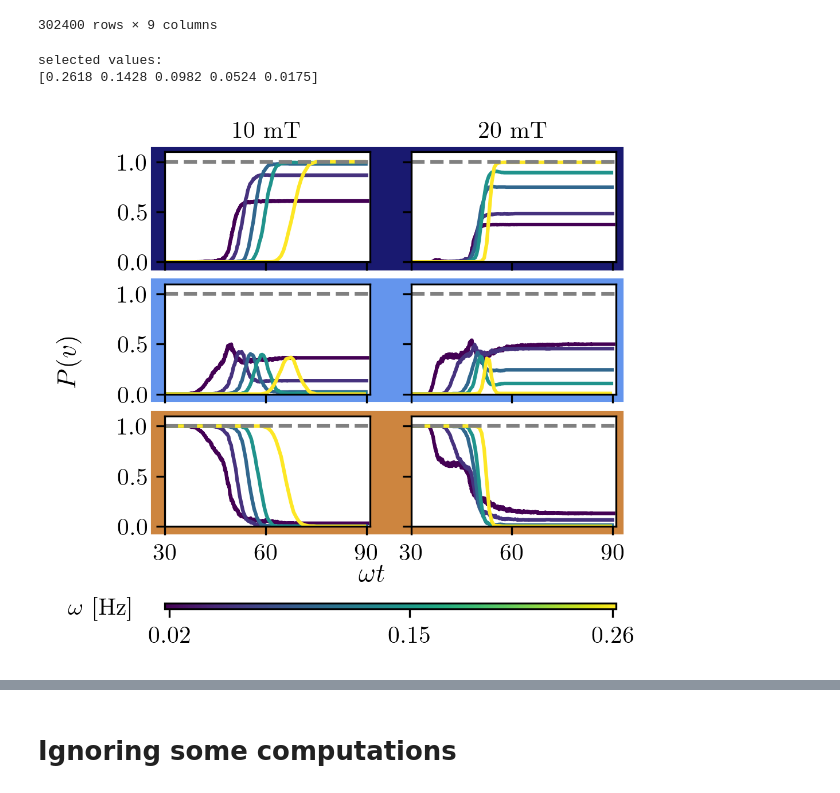
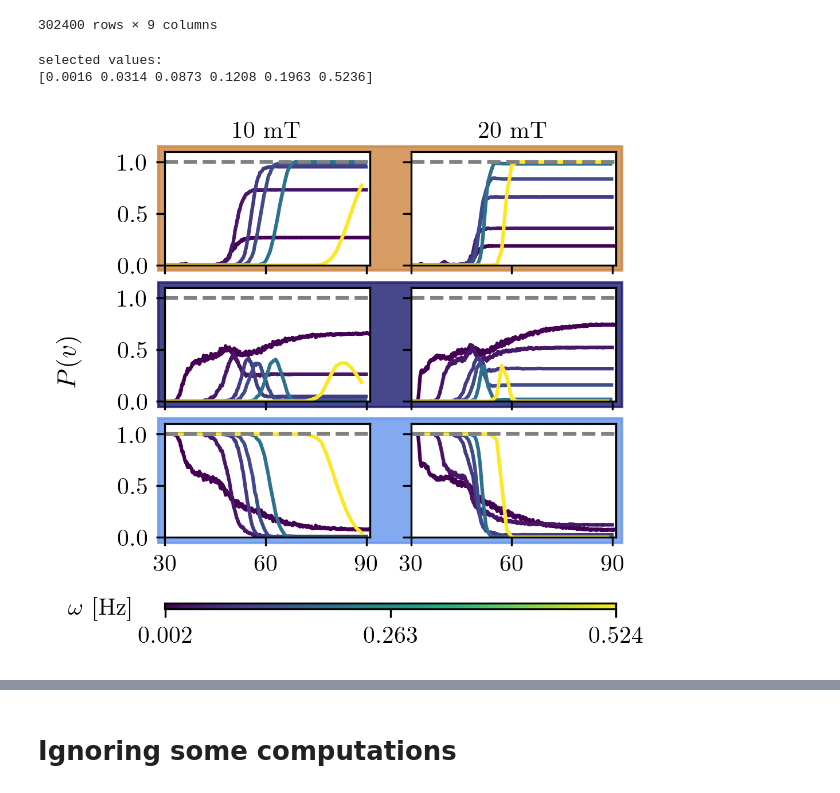
Before and after one commit to leogabac/reentrancy, a Jupyter notebook: src/notebooks/figure2.ipynb, the cells around one changed output, grey strips where cells are left out. Drawn from its saved outputs; the diff is of its cells as text; code cells hidden in the pictures.

```diff
--- a/src/notebooks/figure2.ipynb
+++ b/src/notebooks/figure2.ipynb
@@ -79,12 +79,12 @@ raw_data
 302400 rows × 9 columns
 # %%
 ws = raw_data.omega.unique()
-ws = ws[ws <= 0.3][::5]
+ws = np.sort(ws[ws <= 0.6])[::5]
 print('selected values:')
 print(ws)
 # %% [output]
 selected values:
-[0.2618 0.1428 0.0982 0.0524 0.0175]
+[0.0016 0.0314 0.0873 0.1208 0.1963 0.5236]
 # %%
 # the figure must be 245.52 total from 3.41 wide
 # after saving it crops to 221.761
@@ -95,7 +95,6 @@ COL = 246/72
 OFFSET = (245.52-221.761)/72
 
 fig, axes = plt.subplots(3, 2, figsize=(COL+OFFSET,3.2), dpi=300)
-#fig.subplots_adjust(left=0.05, right=0.95, top=0.95, bottom=0, hspace=0.1, wspace=0.2)
 
 norm = plt.Normalize(min(ws),max(ws))
 cmap = plt.get_cmap('viridis')
@@ -139,58 +138,59 @@ for i in range(3):
         if j>0:
             axes[i][j].set_yticklabels([])
 
-
 # ==========================================================================================================
 # COLORBAR
 # ==========================================================================================================
 
 # putting a colorbar
-fig.text(0.5,0.1,'$\\omega t$', fontsize=11)
+#fig.text(0.5,0.1,'$\\omega t$', fontsize=11)
 fig.text(0.05, 0.5, '$P(v)$', ha='center', va='center', rotation=90, fontsize=11)
 
-fig.subplots_adjust(bottom=0.2)  # Adjust the bottom space to make room for the colorbar
+fig.subplots_adjust(bottom=0.18)  # Adjust the bottom space to make room for the colorbar
 fig.subplots_adjust(left=0.2)  # Adjust the bottom space to make room for the shared axis label
 
 cbar_ax = fig.add_axes([0.2, 0.05, 0.7, 0.01])  # [left, bottom, width, height]
 sm = plt.cm.ScalarMappable(cmap=cmap, norm=norm)
 sm.set_array([])  # Set an empty array to the ScalarMappable
 
 cbar = fig.colorbar(sm, cax=cbar_ax, orientation='horizontal')
 #cbar.set_label(label='$\\omega$ [Hz]', fontsize=10)
 cbar.ax.tick_params(labelsize=10)
 
-custom_ticks = np.round(np.array([min(ws), (min(ws)+max(ws)/2) ,max(ws)]),2)
+custom_ticks = np.round(np.array([min(ws), (min(ws)+max(ws)/2) ,max(ws)]),3)
 cbar.set_ticks(custom_ticks)
 cbar.set_ticklabels(custom_ticks)
 
 fig.text(0.1, 0.05, '$\\omega$ [Hz]', fontsize=10, ha='center', va='center')
+
 # ==========================================================================================================
 # BACKGROUND COLORBOXES
 # ==========================================================================================================
 
-# putting boxes around the rows
 # Colors for each row
 colors = ['#191970', '#6495ed', '#cd853f']
 
-fig.add_artist(
-    patches.Rectangle(
-        (0.18, 2/3), 0.73, 0.22, color=colors[0], alpha=1, transform=fig.transFigure, zorder=0)
-)
-
-fig.add_artist(
-    patches.Rectangle(
-        (0.18, 0.428), 0.73, 0.22, color=colors[1], alpha=1, transform=fig.transFigure, zorder=0)
-)
+width = 0.7
+pad = 0.01
+for i in range(3):
+    pos = axes[i][0].get_position()
+    x, y = pos.x0, pos.y0
+    height = pos.y1 - pos.y0
+    fig.add_artist(
+        patches.Rectangle(
+            (x-pad, y-pad), width+2*pad, height+2*pad, color=colors[i-1], alpha=0.8, transform=fig.transFigure, zorder=0)
+    )
 
 
-fig.add_artist(
-    patches.Rectangle(
-        (0.18, 0.187), 0.73, 0.22, color=colors[2], alpha=1, transform=fig.transFigure, zorder=0)
-)
+# ==========================================================================================================
+# Inserting the vertices types
+# ==========================================================================================================
+
+#fig.subplots_adjust(top=0.8)  # Adjust the bottom space to make room for the shared axis label
 
 plt.show()
 
 fig.savefig('/home/frieren/Dropbox/mnt/martensitepaper/fig2.pdf',dpi=300,bbox_inches='tight',pad_inches=0)
 fig.savefig('/home/frieren/Dropbox/mnt/martensitepaper/fig2.png',dpi=300,bbox_inches='tight',pad_inches=0)
 # %% [output]
-[figure, old version]
+[figure, new version]
```
Also changed, not shown: parts of 6 cells of this notebook, 4 other files.
